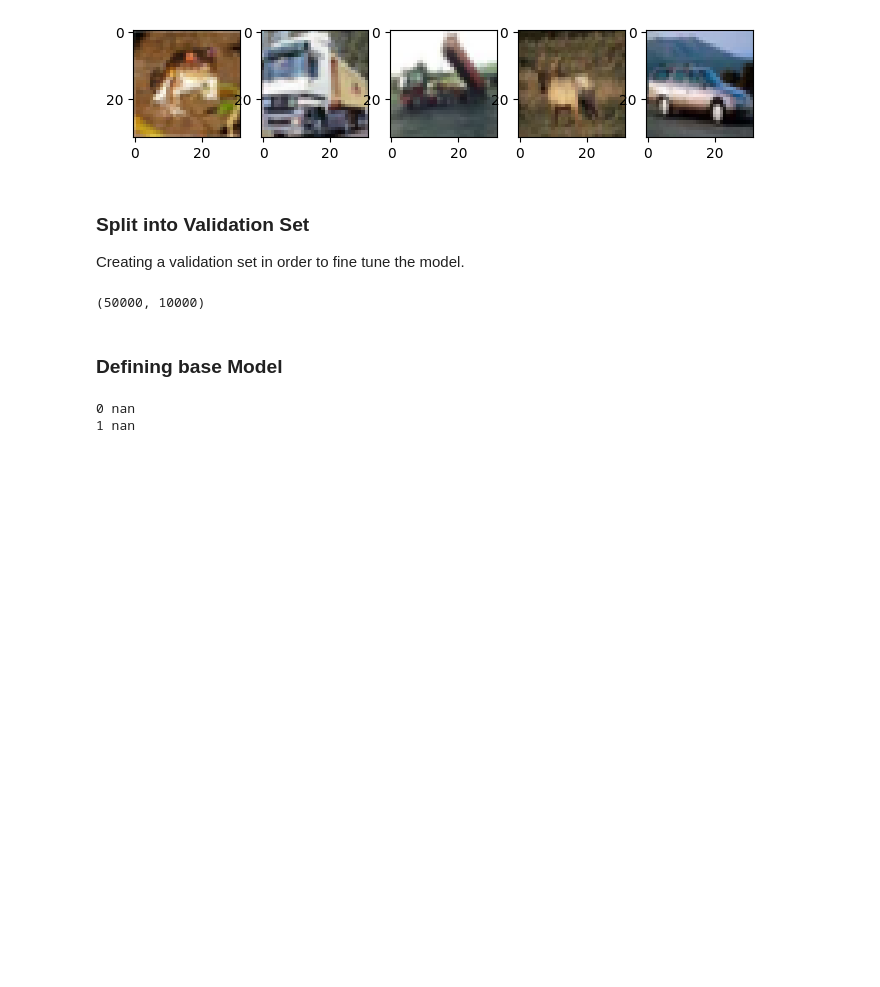
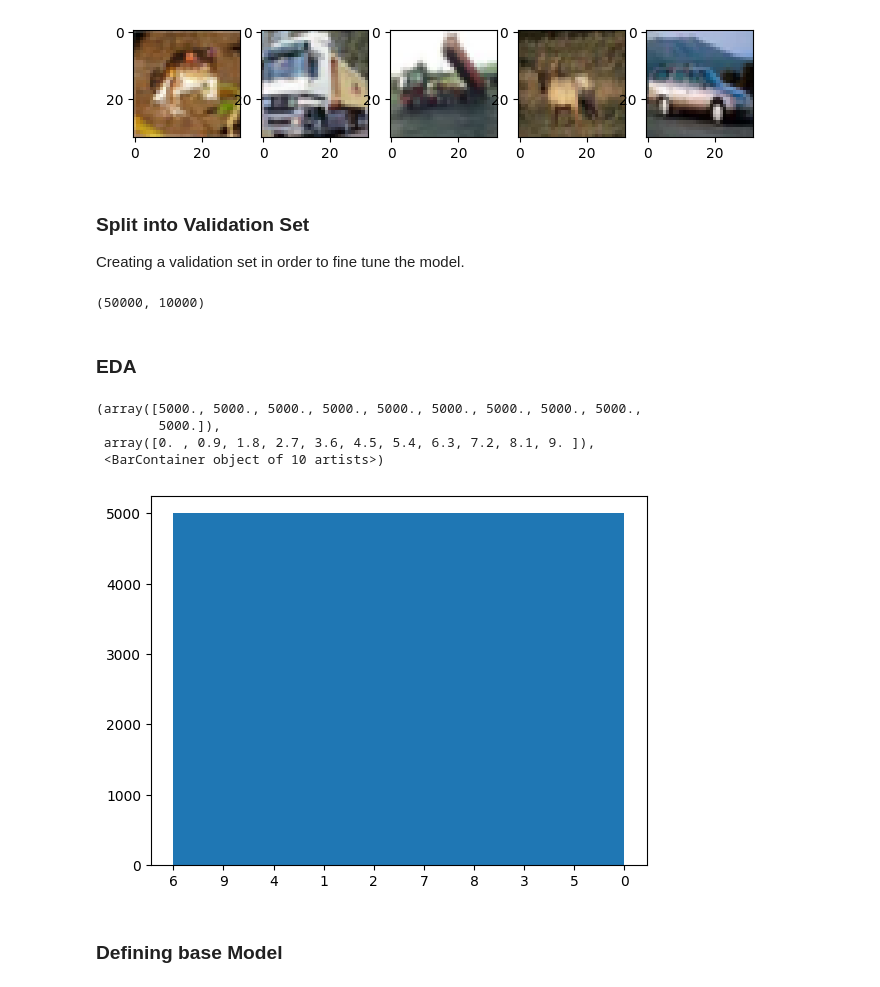
Before and after one commit to sanjana260/pytorch, a Jupyter notebook: cifar10.ipynb, the cells around one changed output. Saved outputs shown, nothing was run; the diff lists cells and outputs as text; code cells hidden in the pictures; blank space fills up the shorter version.

```diff
--- a/cifar10.ipynb
+++ b/cifar10.ipynb
@@ -84,6 +85,17 @@ train_ds, val_ds = random_split(
 train_loader = DataLoader(train_ds, batch_size=64, shuffle=True)
 val_loader   = DataLoader(val_ds, batch_size=64, shuffle=False)
 test_loader = DataLoader(test_dataset, batch_size=64, shuffle=False)
+# %% [markdown]
+### EDA
+# %%
+train_df = pd.DataFrame()
+pyplot.hist(targets)
+# %% [output]
+(array([5000., 5000., 5000., 5000., 5000., 5000., 5000., 5000., 5000.,
+        5000.]),
+ array([0. , 0.9, 1.8, 2.7, 3.6, 4.5, 5.4, 6.3, 7.2, 8.1, 9. ]),
+ <BarContainer object of 10 artists>)
+[figure, added]
 # %% [markdown]
 ### Defining base Model
 # %%
@@ -107,7 +145,7 @@ loss_func = nll
 # %%
 model = nn.Sequential(
     Lambda(preprocess),
-    nn.Conv2d(1, 16, kernel_size=3, stride=2, padding=1),
+    nn.Conv2d(3, 16, kernel_size=3, stride=2, padding=1),
     nn.ReLU(),
     nn.Conv2d(16, 16, kernel_size=3, stride=2, padding=1),
     nn.ReLU(),
@@ -116,11 +154,3 @@ model = nn.Sequential(
     nn.AvgPool2d(4),
     Lambda(lambda x: x.view(x.size(0), -1)),
 )
-
-lr = 0.1
-opt = optim.SGD(model.parameters(), lr=lr, momentum=0.9)
-
-fit(2, model, loss_func, opt, train_loader, val_loader)
-# %% [output]
-0 nan
-1 nan
```
Also changed, not shown: parts of 10 cells of this notebook.
